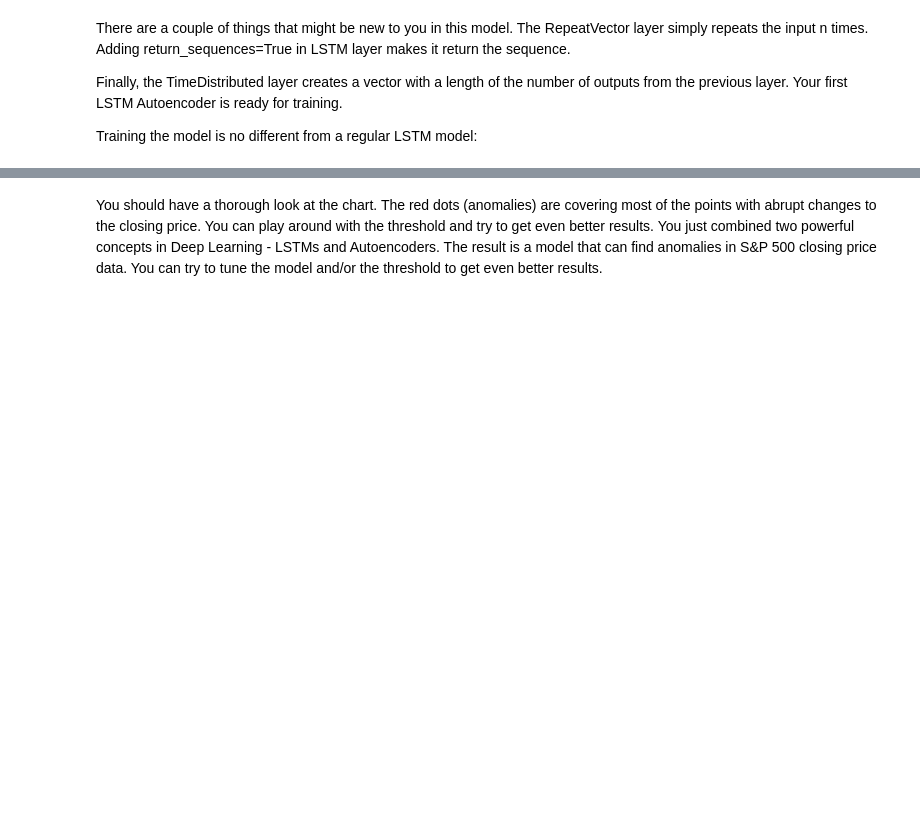
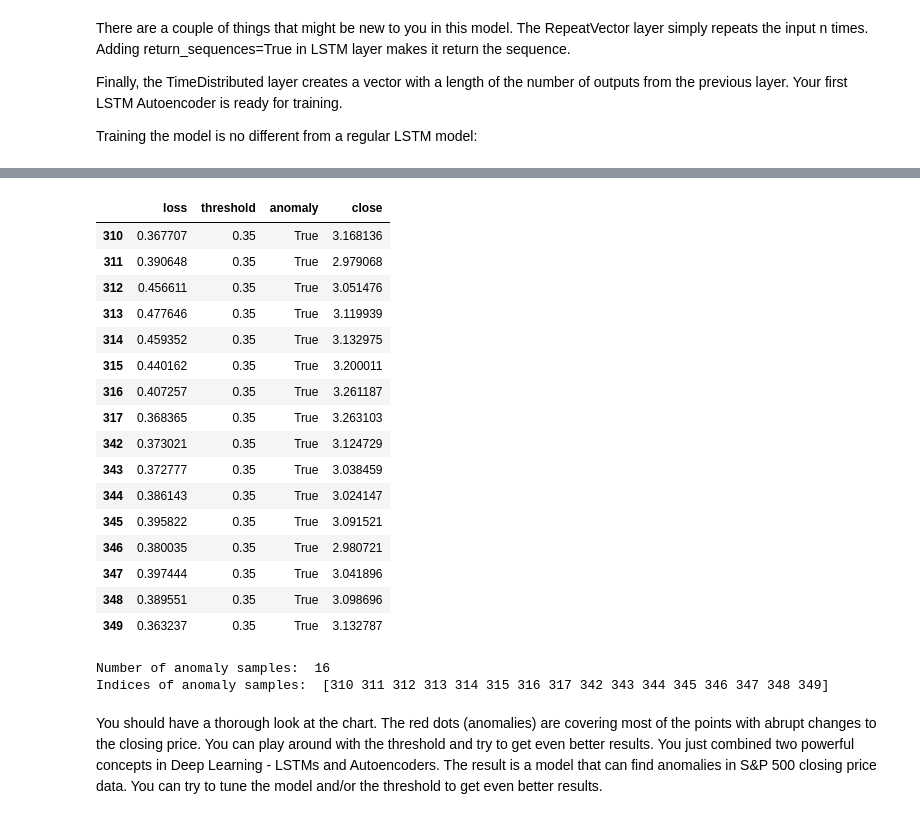
Before and after one commit to xxl4tomxu98/anomamly-detection-autoencoder, a Jupyter notebook: LSTM-anomaly-detection.ipynb, the cells around one changed output, grey strips where cells are left out. Saved outputs shown, nothing was run; the diff lists cells and outputs as text; code cells hidden in the pictures; blank space fills up the shorter version.

```diff
--- a/LSTM-anomaly-detection.ipynb
+++ b/LSTM-anomaly-detection.ipynb
@@ -191,2 +208,35 @@ anomalies = test_score_df[test_score_df.anomaly == True]
+# %%
+# We’ll build a DataFrame containing the loss and the anomalies (values above the threshold):
+test_score_df = pd.DataFrame(index=test[TIME_STEPS:].index)
+test_score_df['loss'] = test_mae_loss
+test_score_df['threshold'] = THRESHOLD
+test_score_df['anomaly'] = test_score_df.loss > test_score_df.threshold
+test_score_df['close'] = test[TIME_STEPS:].close
+anomalies = test_score_df[test_score_df.anomaly == True]
+anomalies
+# %% [output]
+|  | loss | threshold | anomaly | close |
+| 310 | 0.367707 | 0.35 | True | 3.168136 |
+| 311 | 0.390648 | 0.35 | True | 2.979068 |
+| 312 | 0.456611 | 0.35 | True | 3.051476 |
+| 313 | 0.477646 | 0.35 | True | 3.119939 |
+| 314 | 0.459352 | 0.35 | True | 3.132975 |
+| 315 | 0.440162 | 0.35 | True | 3.200011 |
+| 316 | 0.407257 | 0.35 | True | 3.261187 |
+| 317 | 0.368365 | 0.35 | True | 3.263103 |
+| 342 | 0.373021 | 0.35 | True | 3.124729 |
+| 343 | 0.372777 | 0.35 | True | 3.038459 |
+| 344 | 0.386143 | 0.35 | True | 3.024147 |
+| 345 | 0.395822 | 0.35 | True | 3.091521 |
+| 346 | 0.380035 | 0.35 | True | 2.980721 |
+| 347 | 0.397444 | 0.35 | True | 3.041896 |
+| 348 | 0.389551 | 0.35 | True | 3.098696 |
+| 349 | 0.363237 | 0.35 | True | 3.132787 |
+# %%
+print("Number of anomaly samples: ", len(anomalies))
+print("Indices of anomaly samples: ", np.array(anomalies.index))
+# %% [output]
+Number of anomaly samples:  16
+Indices of anomaly samples:  [310 311 312 313 314 315 316 317 342 343 344 345 346 347 348 349]
 # %% [markdown]
 You should have a thorough look at the chart. The red dots (anomalies) are covering most of the points with abrupt changes to the closing price. You can play around with the threshold and try to get even better results. You just combined two powerful concepts in Deep Learning - LSTMs and Autoencoders. The result is a model that can find anomalies in S&P 500 closing price data. You can try to tune the model and/or the threshold to get even better results.
```
Also changed, not shown: parts of 9 cells of this notebook, 1 other file.
